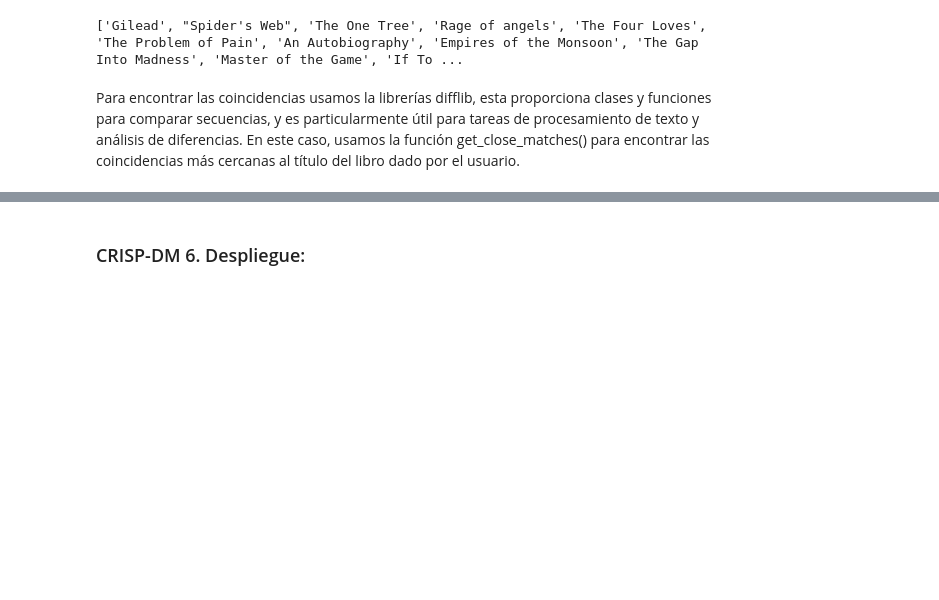
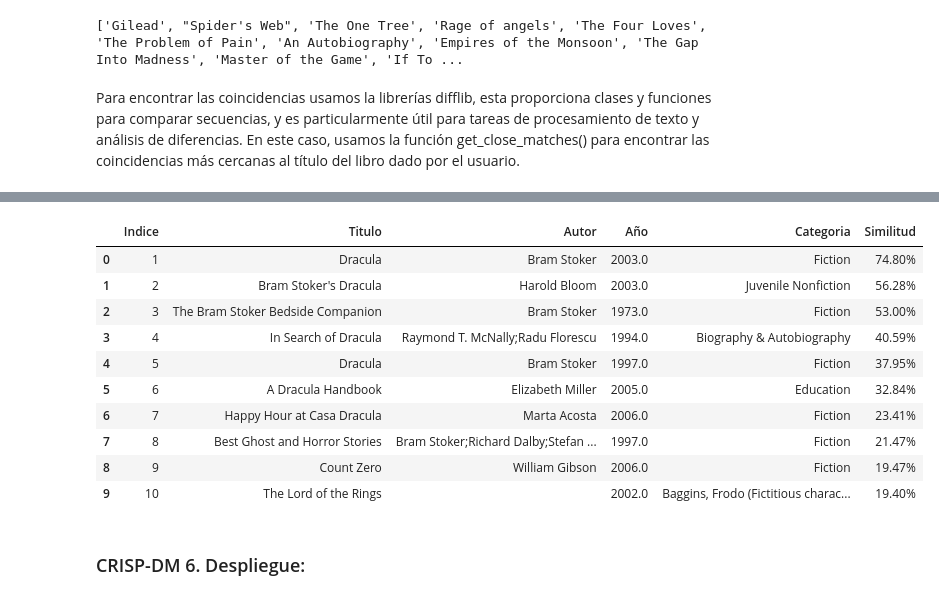
Before and after one commit to sosarodrigox/grupo13_pp2, a Jupyter notebook: ProyectoIntegrador_Grupo13.ipynb, the cells around one changed output, grey strips where cells are left out. Drawn from its saved outputs; the diff is of its cells as text; code cells hidden in the pictures; blank space fills up the shorter version.

```diff
--- a/ProyectoIntegrador_Grupo13.ipynb
+++ b/ProyectoIntegrador_Grupo13.ipynb
@@ -349,6 +347,5 @@ puntaje_similitud = list(enumerate(similitud[indice_libro]))
 # %%
 # Ordenar los libros basados en su puntaje de similitud.
-libros_similares_ordenados = sorted(
-    puntaje_similitud, key=lambda x: x[1], reverse=True)
+libros_similares_ordenados = sorted(puntaje_similitud, key=lambda x: x[1], reverse=True)
 print(libros_similares_ordenados)
 # %% [output]
@@ -403,0 +411,73 @@ Libro 10: Sizzle
+# %%
+import difflib
+from sklearn.feature_extraction.text import TfidfVectorizer
+from sklearn.metrics.pairwise import cosine_similarity
+import pandas as pd
+
+# Carga
+url = "https://raw.githubusercontent.com/sosarodrigox/grupo13_pp2/main/data/data.csv"
+data = pd.read_csv(url)
+
+# Preprocesamiento
+data.fillna("", inplace=True)
+libros = (
+    data["title"]
+    + " "
+    + data["subtitle"]
+    + " "
+    + data["categories"]
+    + " "
+    + data["authors"]
+    + " "
+    + data["published_year"].astype(str)
+)
+
+# Vectorización TF-IDF
+vector_tfidf = TfidfVectorizer()
+vector_caracteristicas = vector_tfidf.fit_transform(libros)
+
+# Cálculo similitud de coseno
+similitud = cosine_similarity(vector_caracteristicas, vector_caracteristicas)
+
+
+def recomendar_libros(nombre_libro):
+    print(f"Libro seleccionado por el usuario: {nombre_libro}")
+    lista_titulos_completa = data["title"].tolist()
+    encontrar_cercanos = difflib.get_close_matches(nombre_libro, lista_titulos_completa)
+
+    if encontrar_cercanos:
+        cercanos = encontrar_cercanos[0]
+        indice_de_libro = data[data.title == cercanos].index[0]
+        puntaje_similitud = list(enumerate(similitud[indice_de_libro]))
+        libros_similares_ordenados = sorted(
+            puntaje_similitud, key=lambda x: x[1], reverse=True
+        )
+
+        # Lista de diccionarios con los libros recomendados y su similitud
+        recomendaciones = []
+        # Muestra los 10 primeros
+        for i, (index, score) in enumerate(libros_similares_ordenados[1:11], 1):
+            libro = {
+                "Indice": i,
+                "Titulo": data.iloc[index]["title"],
+                "Autor": data.iloc[index]["authors"],
+                "Año": data.iloc[index]["published_year"],
+                "Categoria": data.iloc[index]["categories"],
+                "Similitud": f"{score * 100:.2f}%",
+            }
+            recomendaciones.append(libro)
+
+        # Convertir a un DataFrame
+        df_recomendaciones = pd.DataFrame(recomendaciones)
+        return df_recomendaciones
+
+    else:
+        print("No se encontró ninguna coincidencia para el libro ingresado.")
+        return pd.DataFrame()  # DataFrame vacío si no hay coincidencias
+
+
+# Prueba
+libro_usuario = input("Ingrese el nombre de su libro favorito: ")
+df_recomendaciones = recomendar_libros(libro_usuario)
+display(df_recomendaciones)
+# %% [output]
@@ -404,2 +485,13 @@ Libro 10: Sizzle
+|  | Indice | Titulo | Autor | Año | Categoria | Similitud |
+| 0 | 1 | Dracula | Bram Stoker | 2003.0 | Fiction | 74.80% |
+| 1 | 2 | Bram Stoker's Dracula | Harold Bloom | 2003.0 | Juvenile Nonfiction | 56.28% |
+| 2 | 3 | The Bram Stoker Bedside Companion | Bram Stoker | 1973.0 | Fiction | 53.00% |
+| 3 | 4 | In Search of Dracula | Raymond T. McNally;Radu Florescu | 1994.0 | Biography & Autobiography | 40.59% |
+| 4 | 5 | Dracula | Bram Stoker | 1997.0 | Fiction | 37.95% |
+| 5 | 6 | A Dracula Handbook | Elizabeth Miller | 2005.0 | Education | 32.84% |
+| 6 | 7 | Happy Hour at Casa Dracula | Marta Acosta | 2006.0 | Fiction | 23.41% |
+| 7 | 8 | Best Ghost and Horror Stories | Bram Stoker;Richard Dalby;Stefan ... | 1997.0 | Fiction | 21.47% |
+| 8 | 9 | Count Zero | William Gibson | 2006.0 | Fiction | 19.47% |
+| 9 | 10 | The Lord of the Rings |  | 2002.0 | Baggins, Frodo (Fictitious charac... | 19.40% |
 # %% [markdown]
 ### CRISP-DM 6. Despliegue:
```
Also changed, not shown: parts of 9 cells of this notebook.
